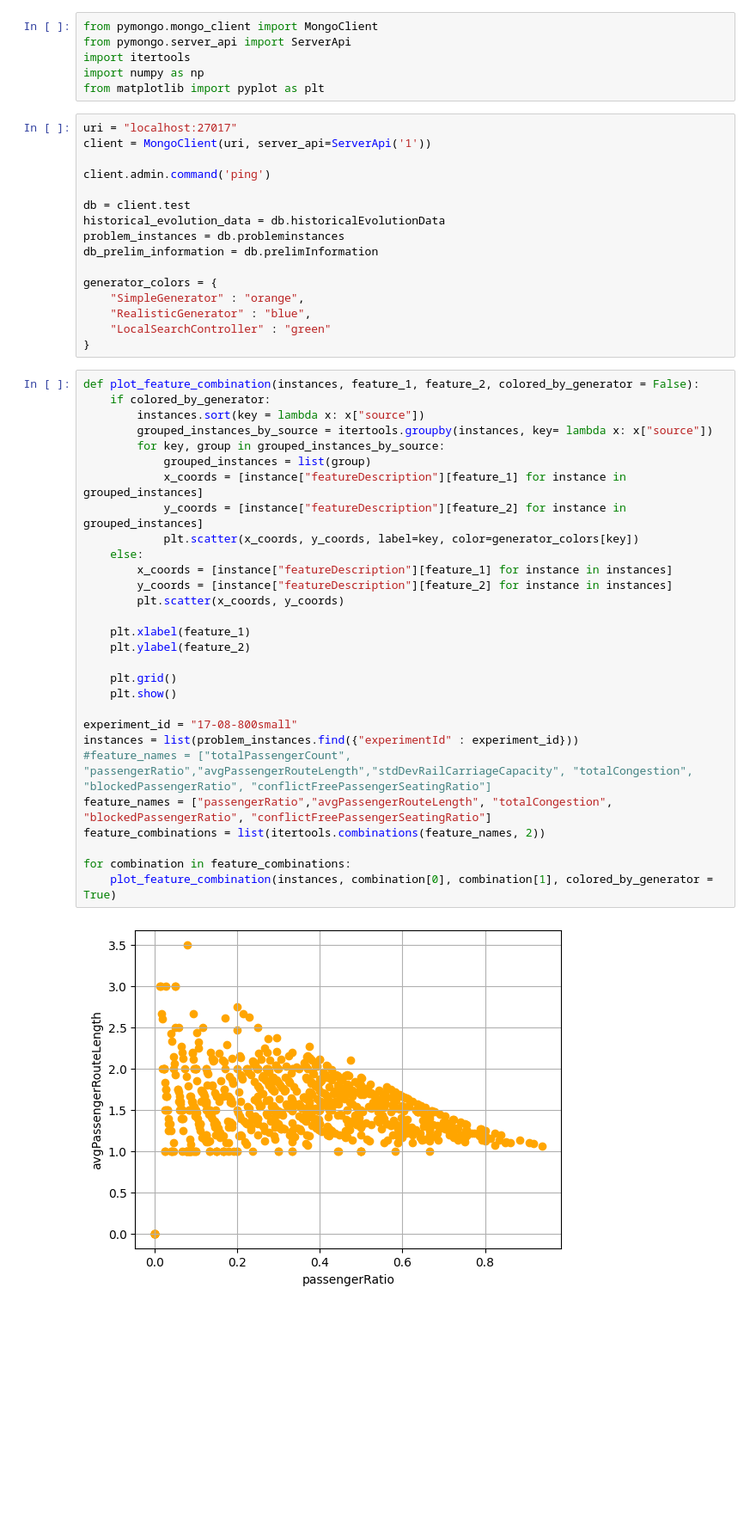
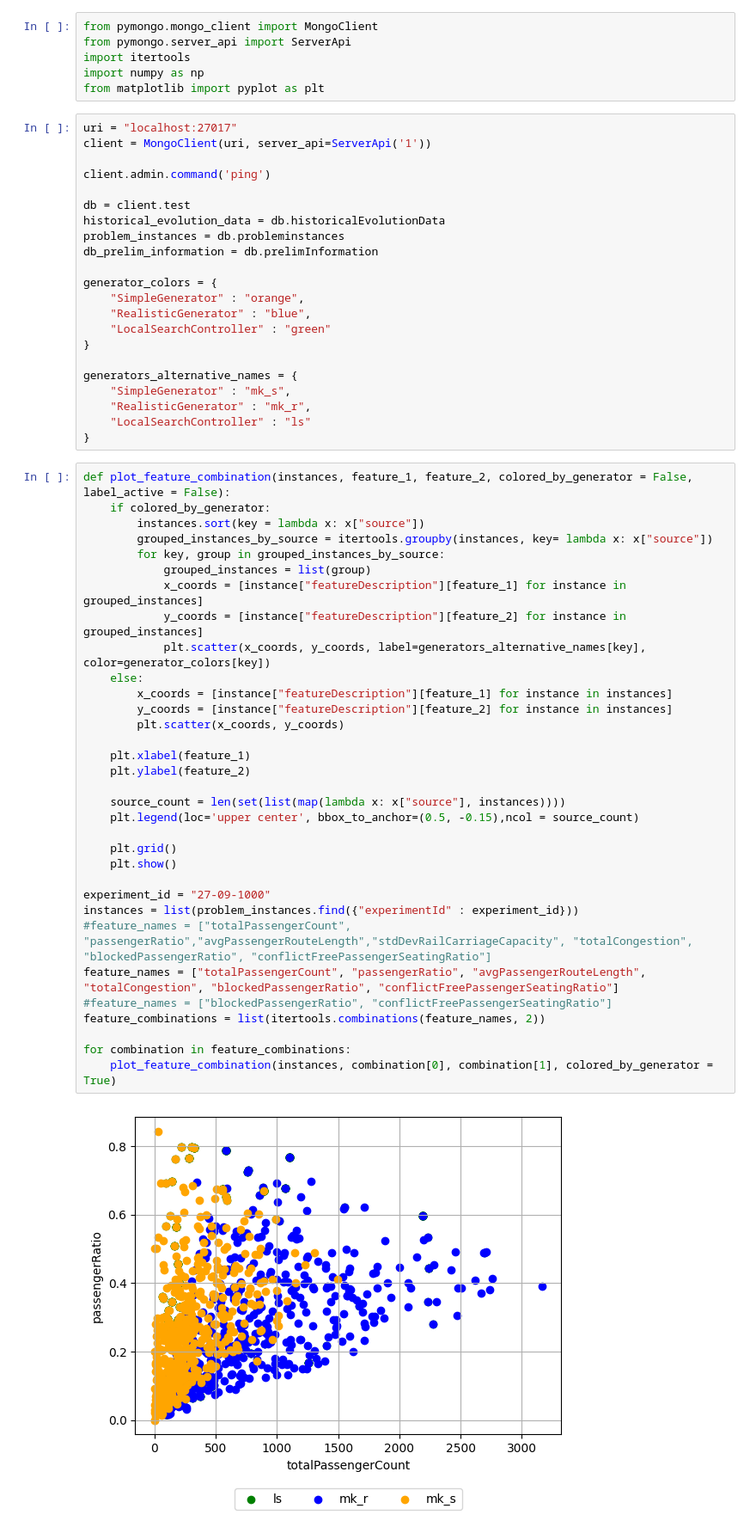
Before and after one commit to mikhailnefedov/OneTrainTransferProblemGenerator, a Jupyter notebook: python_backend/feature_comparisons.ipynb, the cells around one changed output. Shown at 86% size. Saved outputs shown, nothing was run; the diff lists cells and outputs as text; blank space fills up the shorter version.

```diff
--- a/python_backend/feature_comparisons.ipynb
+++ b/python_backend/feature_comparisons.ipynb
@@ -20,34 +20,44 @@ generator_colors = {
     "RealisticGenerator" : "blue",
     "LocalSearchController" : "green"
 }
+
+generators_alternative_names = {
+    "SimpleGenerator" : "mk_s",
+    "RealisticGenerator" : "mk_r",
+    "LocalSearchController" : "ls"
+}
 # %%
-def plot_feature_combination(instances, feature_1, feature_2, colored_by_generator = False):
+def plot_feature_combination(instances, feature_1, feature_2, colored_by_generator = False, label_active = False):
     if colored_by_generator:
         instances.sort(key = lambda x: x["source"])
         grouped_instances_by_source = itertools.groupby(instances, key= lambda x: x["source"])
         for key, group in grouped_instances_by_source:
             grouped_instances = list(group)
             x_coords = [instance["featureDescription"][feature_1] for instance in grouped_instances]
             y_coords = [instance["featureDescription"][feature_2] for instance in grouped_instances]
-            plt.scatter(x_coords, y_coords, label=key, color=generator_colors[key])
+            plt.scatter(x_coords, y_coords, label=generators_alternative_names[key], color=generator_colors[key])
     else:
         x_coords = [instance["featureDescription"][feature_1] for instance in instances]
         y_coords = [instance["featureDescription"][feature_2] for instance in instances]
         plt.scatter(x_coords, y_coords)
 
     plt.xlabel(feature_1)
     plt.ylabel(feature_2)
 
+    source_count = len(set(list(map(lambda x: x["source"], instances))))
+    plt.legend(loc='upper center', bbox_to_anchor=(0.5, -0.15),ncol = source_count)
+
     plt.grid()
     plt.show()
 
-experiment_id = "17-08-800small"
+experiment_id = "27-09-1000"
 instances = list(problem_instances.find({"experimentId" : experiment_id}))
 #feature_names = ["totalPassengerCount", "passengerRatio","avgPassengerRouteLength","stdDevRailCarriageCapacity", "totalCongestion", "blockedPassengerRatio", "conflictFreePassengerSeatingRatio"]
-feature_names = ["passengerRatio","avgPassengerRouteLength", "totalCongestion", "blockedPassengerRatio", "conflictFreePassengerSeatingRatio"]
+feature_names = ["totalPassengerCount", "passengerRatio", "avgPassengerRouteLength", "totalCongestion", "blockedPassengerRatio", "conflictFreePassengerSeatingRatio"]
+#feature_names = ["blockedPassengerRatio", "conflictFreePassengerSeatingRatio"]
 feature_combinations = list(itertools.combinations(feature_names, 2))
 
 for combination in feature_combinations:
     plot_feature_combination(instances, combination[0], combination[1], colored_by_generator = True)
 # %% [output]
-[figure, old version]
+[figure, new version]
```
Also changed, not shown: parts of 6 cells of this notebook, 22 other files.
